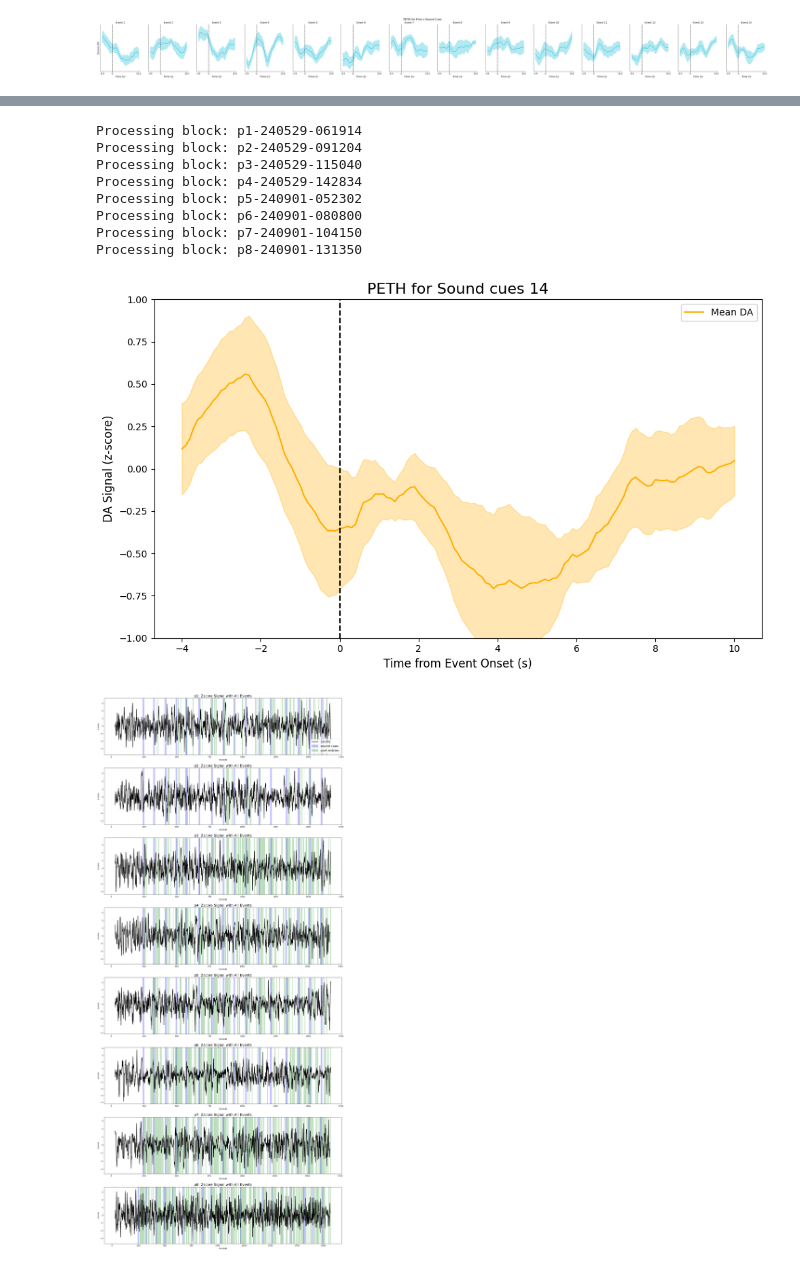
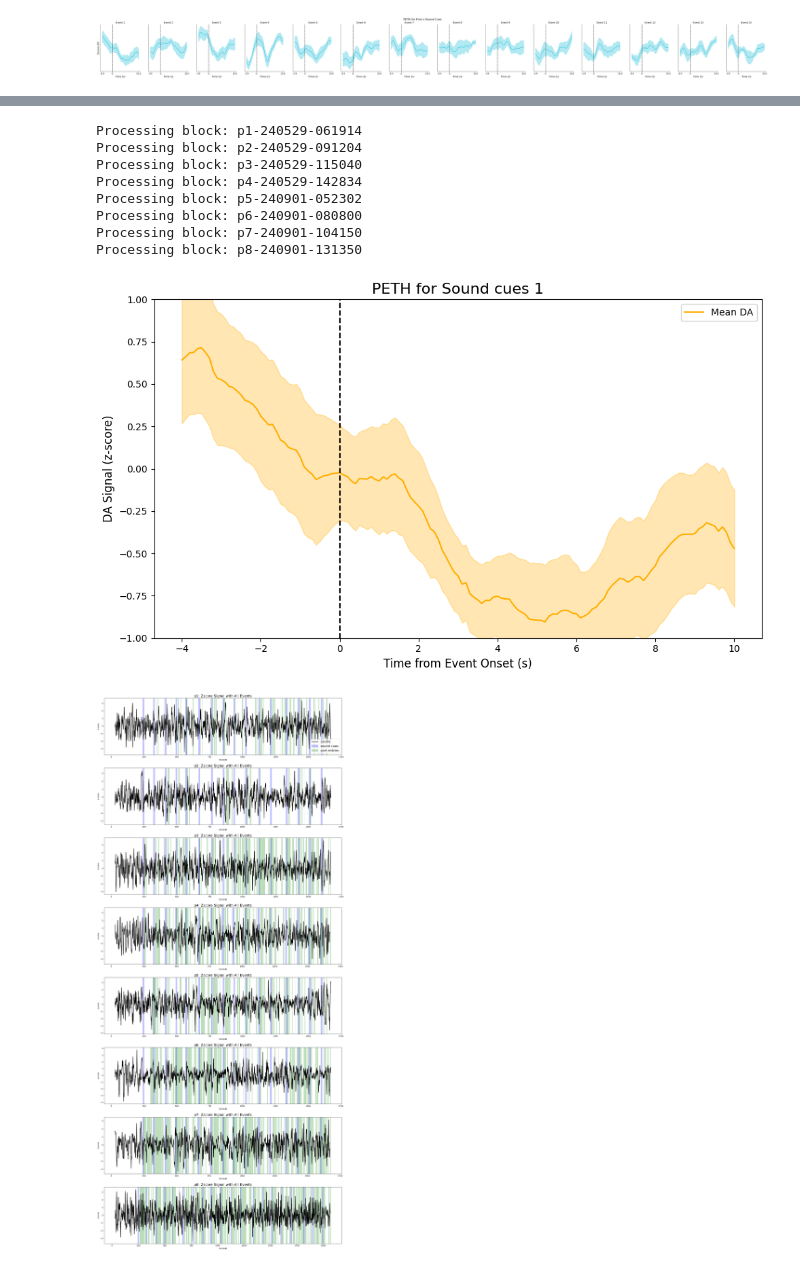
Before and after one commit to AlbertLeei/PCLAB_Photometry, a Jupyter notebook: P2_Code/reward_training/reward_training_analysis.ipynb, the cells around one changed output, grey strips where cells are left out. Cells and saved outputs as stored; diff of their text form; code cells hidden in the pictures.

```diff
--- a/P2_Code/reward_training/reward_training_analysis.ipynb
+++ b/P2_Code/reward_training/reward_training_analysis.ipynb
@@ -66,7 +66,7 @@ group_data.rt_plot_peth_per_event(signal_type='zscore', error_type='sem', title=
 [figure]
 # %%
 # Parameters
-selected_indices = [14]  # Specify which events to plot (1-based index)
+selected_indices = [1, 14]  # Specify which events to plot (1-based index)
 event_type = 'sound cues'  # Choose between 'port entries' or 'sound cues'
 pre_time = 4    # Time before event onset to include in PETH (seconds)
 post_time = 10   # Time after event onset to include in PETH (seconds)
@@ -126,7 +126,7 @@ for block_name, block_data in group_data.blocks.items():
 
 # Plot individual PETHs side by side for each selected event number
 num_events = len(selected_indices)
-fig, axes = plt.subplots(1, num_events, figsize=(3.5 * num_events, 7), sharey=True)
+fig, axes = plt.subplots(1, num_events, figsize=(4 * num_events, 7), sharey=True)
 if num_events == 1:
     axes = [axes]  # Ensure axes is iterable
 
@@ -257,7 +257,7 @@ Slope: -0.0330, Intercept: 0.4781
 Pearson correlation coefficient (R): -0.6539, p-value: 1.1189e-02
 # %%
 # Parameters
-trial_number = 14  # Specify which trial to plot (1-based index)
+trial_number = 1  # Specify which trial to plot (1-based index)
 event_type = 'sound cues'  # Choose between 'port entries' or 'sound cues'
 pre_time = 4      # Time before event onset to include in PETH (seconds)
 post_time = 10    # Time after event onset to include in PETH (seconds)
@@ -318,34 +318,34 @@ if peri_event_signals:
     # Convert to numpy array
     peri_event_signals = np.array(peri_event_signals)
     # Compute mean and SEM
     mean_peth = np.mean(peri_event_signals, axis=0)
     sem_peth = np.std(peri_event_signals, axis=0) / np.sqrt(len(peri_event_signals))
 
     # Plot
     plt.figure(figsize=(10, 6))
     plt.plot(common_time_axis, mean_peth, color=brain_region, label='Mean DA')
     plt.fill_between(common_time_axis, mean_peth - sem_peth, mean_peth + sem_peth, color=brain_region, alpha=0.3)
     plt.axvline(0, color='black', linestyle='--')
     plt.xlabel('Time from Event Onset (s)', fontsize=12)
     plt.ylabel('DA Signal (z-score)', fontsize=12)
     plt.title(f'PETH for {event_type.capitalize()} {trial_number}', fontsize=16)
     if y_axis_limits:
         plt.ylim(y_axis_limits)  # Apply the y-axis limits if specified
     plt.legend()
     plt.tight_layout()
     plt.show()
 else:
     print(f"No peri-event signals collected for trial {trial_number}.")
 # %% [output]
 Processing block: p1-240529-061914
 Processing block: p2-240529-091204
 Processing block: p3-240529-115040
 Processing block: p4-240529-142834
 Processing block: p5-240901-052302
 Processing block: p6-240901-080800
 Processing block: p7-240901-104150
 Processing block: p8-240901-131350
-[figure, old version]
+[figure, new version]
 # %%
 group_data.rt_plot_individual_behavior()
 # %% [output]
```
Also changed, not shown: parts of 2 cells of this notebook, 9 other files.
